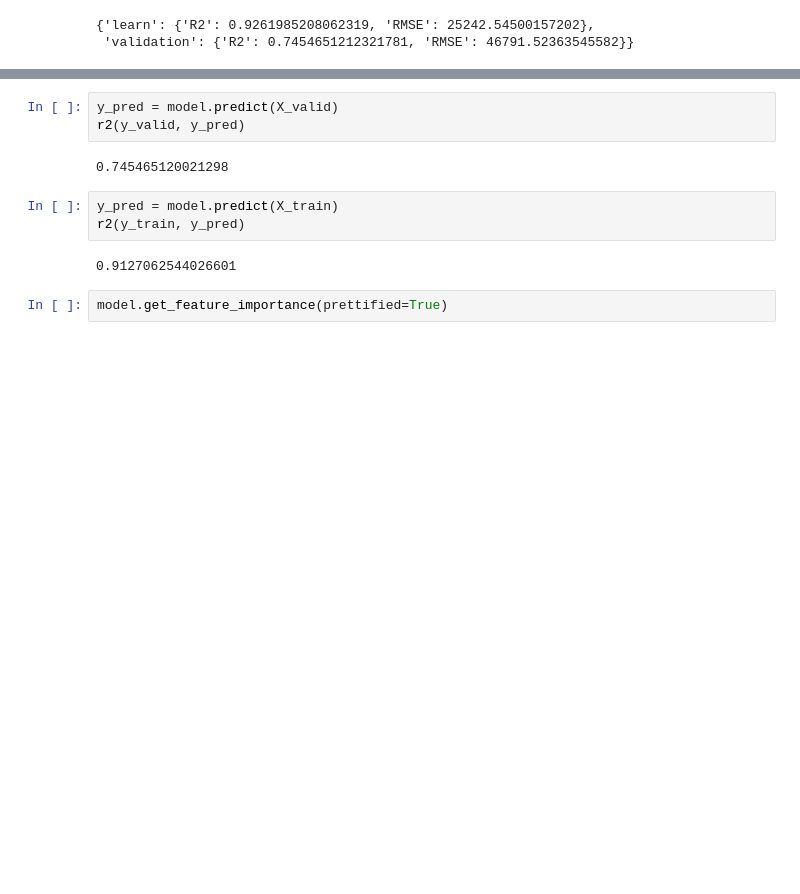
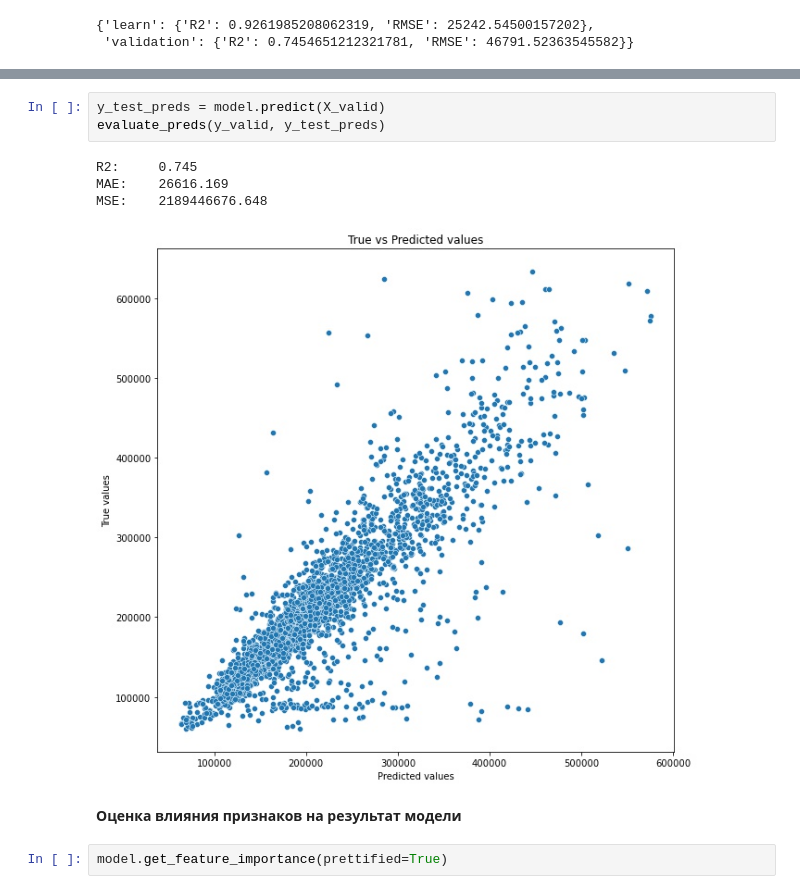
Before and after one commit to SciWake/OLD-Projects-for-Resume, a Jupyter notebook: house-price-prediction/Model.ipynb, the cells around one changed output, grey strips where cells are left out. Saved outputs shown, nothing was run; the diff lists cells and outputs as text; blank space fills up the shorter version.

```diff
--- a/house-price-prediction/Model.ipynb
+++ b/house-price-prediction/Model.ipynb
@@ -175,13 +203,13 @@ model.best_score_
 # %%
-y_pred = model.predict(X_valid)
-r2(y_valid, y_pred)
+y_test_preds = model.predict(X_valid)
+evaluate_preds(y_valid, y_test_preds)
 # %% [output]
-0.745465120021298
+R2:     0.745
+MAE:    26616.169
+MSE:    2189446676.648
+[figure, added]
-# %%
-y_pred = model.predict(X_train)
-r2(y_train, y_pred)
-# %% [output]
-0.9127062544026601
+# %% [markdown]
+**Оценка влияния признаков на результат модели**
 # %%
 model.get_feature_importance(prettified=True)
 # %% [output]
```
Also changed, not shown: parts of 18 cells of this notebook.
